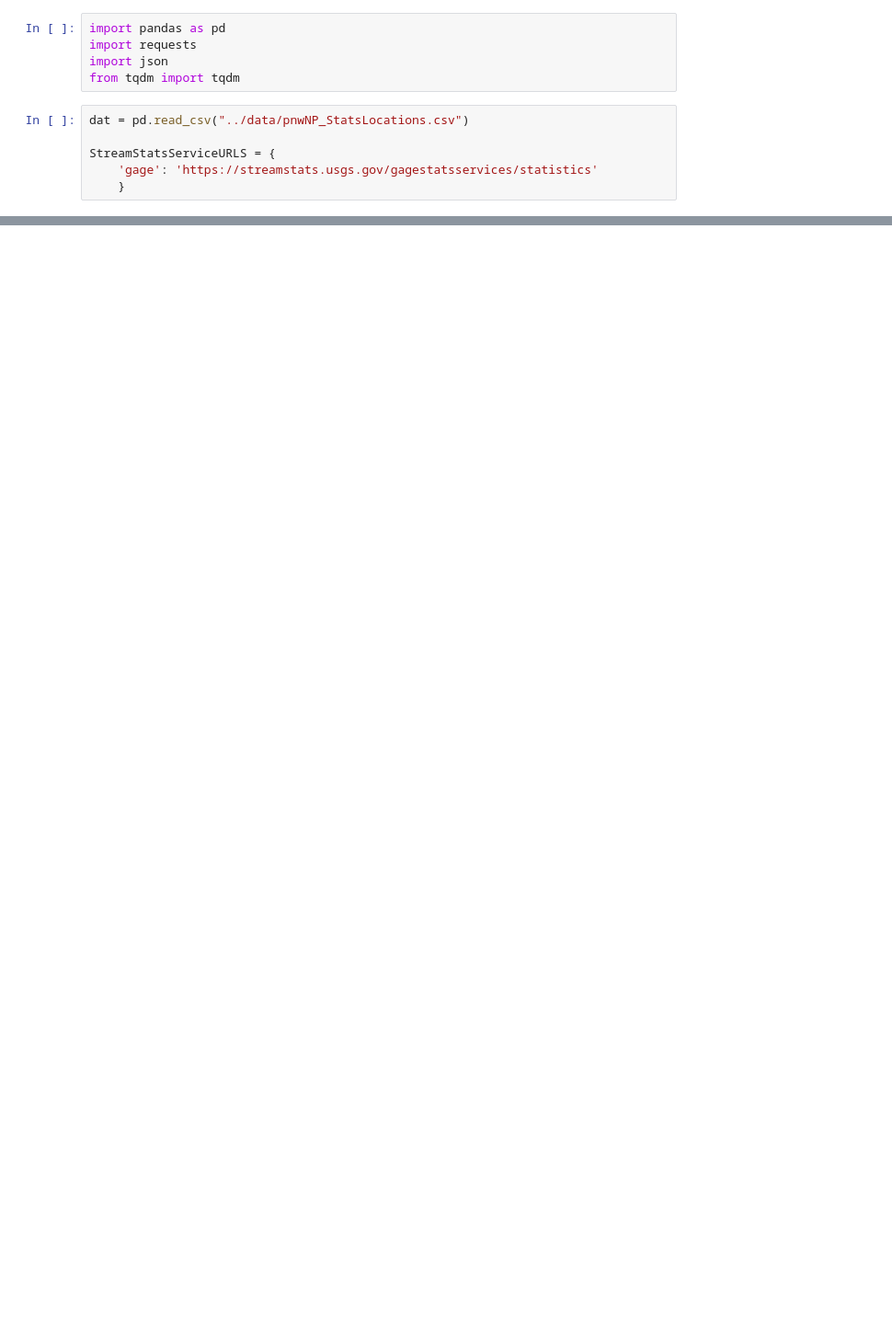
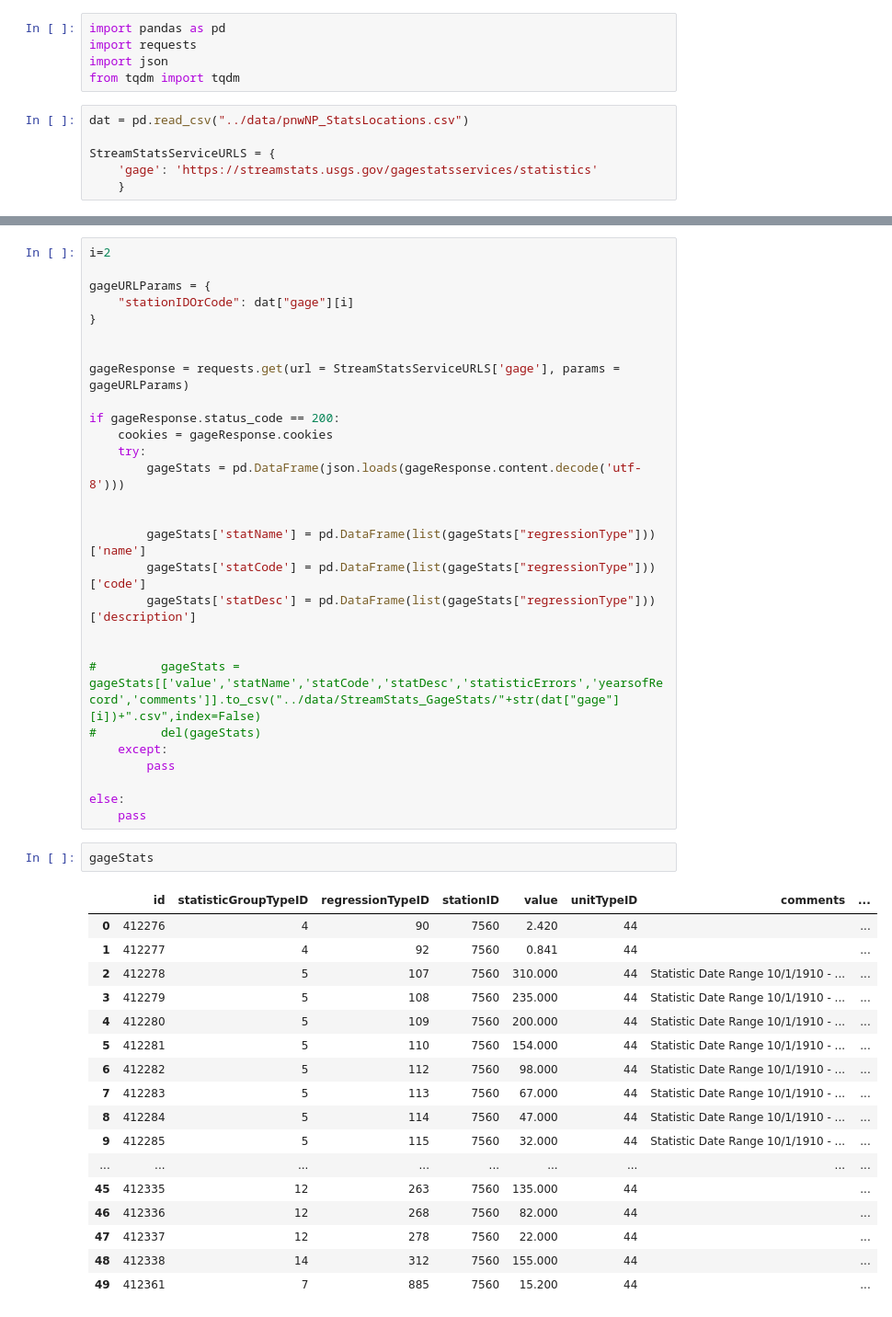
Before and after one commit to adamnicholasprice/FoAF_ModeledFlows, a Jupyter notebook: code/extractStreamStats.ipynb, the cells around one changed output, grey strips where cells are left out. Shown at 92% size. Saved outputs shown, nothing was run; the diff lists cells and outputs as text; blank space fills up the shorter version.

```diff
--- a/code/extractStreamStats.ipynb
+++ b/code/extractStreamStats.ipynb
@@ -51,0 +38,48 @@ Gage = 10403000
+# %%
+i=2
+
+gageURLParams = {
+    "stationIDOrCode": dat["gage"][i]
+}
+
+
+gageResponse = requests.get(url = StreamStatsServiceURLS['gage'], params = gageURLParams)
+
+if gageResponse.status_code == 200:
+    cookies = gageResponse.cookies
+    try:
+        gageStats = pd.DataFrame(json.loads(gageResponse.content.decode('utf-8')))
+
+
+        gageStats['statName'] = pd.DataFrame(list(gageStats["regressionType"]))['name']
+        gageStats['statCode'] = pd.DataFrame(list(gageStats["regressionType"]))['code']
+        gageStats['statDesc'] = pd.DataFrame(list(gageStats["regressionType"]))['description']
+
+
+#         gageStats = gageStats[['value','statName','statCode','statDesc','statisticErrors','yearsofRecord','comments']].to_csv("../data/StreamStats_GageStats/"+str(dat["gage"][i])+".csv",index=False)
+#         del(gageStats)
+    except:
+        pass
+
+else:
+    pass
+# %%
+gageStats
+# %% [output]
+|  | id | statisticGroupTypeID | regressionTypeID | stationID | value | unitTypeID | comments | ... |
+| 0 | 412276 | 4 | 90 | 7560 | 2.420 | 44 |  | ... |
+| 1 | 412277 | 4 | 92 | 7560 | 0.841 | 44 |  | ... |
+| 2 | 412278 | 5 | 107 | 7560 | 310.000 | 44 | Statistic Date Range 10/1/1910 - ... | ... |
+| 3 | 412279 | 5 | 108 | 7560 | 235.000 | 44 | Statistic Date Range 10/1/1910 - ... | ... |
+| 4 | 412280 | 5 | 109 | 7560 | 200.000 | 44 | Statistic Date Range 10/1/1910 - ... | ... |
+| 5 | 412281 | 5 | 110 | 7560 | 154.000 | 44 | Statistic Date Range 10/1/1910 - ... | ... |
+| 6 | 412282 | 5 | 112 | 7560 | 98.000 | 44 | Statistic Date Range 10/1/1910 - ... | ... |
+| 7 | 412283 | 5 | 113 | 7560 | 67.000 | 44 | Statistic Date Range 10/1/1910 - ... | ... |
+| 8 | 412284 | 5 | 114 | 7560 | 47.000 | 44 | Statistic Date Range 10/1/1910 - ... | ... |
+| 9 | 412285 | 5 | 115 | 7560 | 32.000 | 44 | Statistic Date Range 10/1/1910 - ... | ... |
+| ... | ... | ... | ... | ... | ... | ... | ... | ... |
+| 45 | 412335 | 12 | 263 | 7560 | 135.000 | 44 |  | ... |
+| 46 | 412336 | 12 | 268 | 7560 | 82.000 | 44 |  | ... |
+| 47 | 412337 | 12 | 278 | 7560 | 22.000 | 44 |  | ... |
+| 48 | 412338 | 14 | 312 | 7560 | 155.000 | 44 |  | ... |
+| 49 | 412361 | 7 | 885 | 7560 | 15.200 | 44 |  | ... |
```
Also changed, not shown: parts of 1 cell of this notebook, 30 other files.
